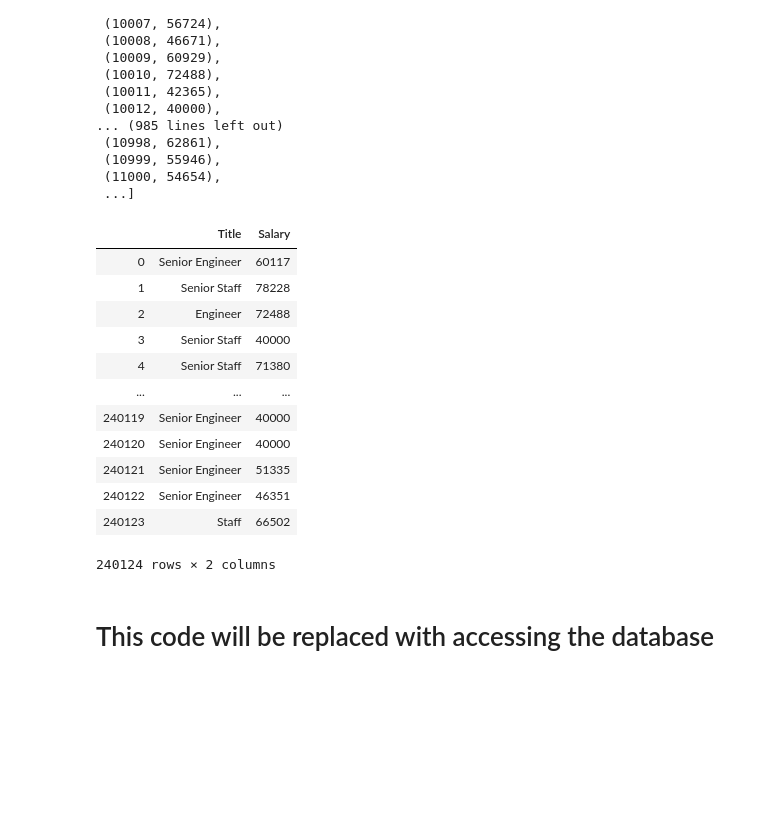
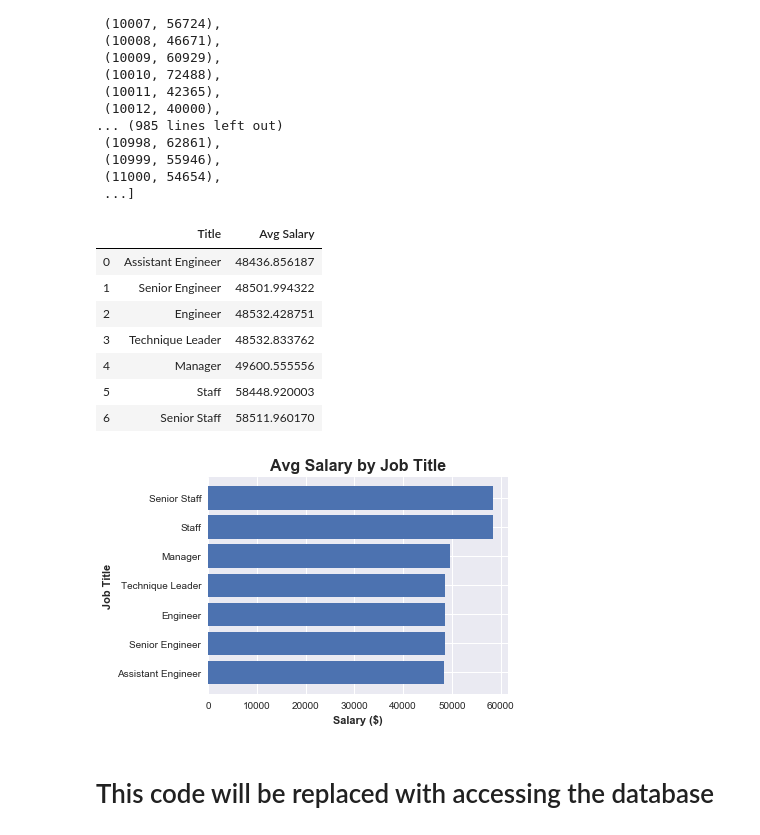
Before and after one commit to KatRootes/sql-challenge, a Jupyter notebook: EmployeeSQL/Bonus.ipynb, the cells around one changed output. Saved outputs shown, nothing was run; the diff lists cells and outputs as text; code cells hidden in the pictures; blank space fills up the shorter version.

Commit message:
Graph done.  Now for validation and cleanup.

```diff
--- a/EmployeeSQL/Bonus.ipynb
+++ b/EmployeeSQL/Bonus.ipynb
@@ -444,23 +444,32 @@ salary_res
  (11000, 54654),
  ...]
 # %%
-sql_statement = 'SELECT t.title AS "Title", s.salary AS "Salary" FROM "Titles" AS t, "Salaries" AS s WHERE t.emp_no = s.emp_no AND EXTRACT(year FROM t.to_date)=9999'
+sql_statement = 'SELECT t.title AS "Title", AVG(s.salary) AS "Avg Salary" FROM "Titles" AS t, "Salaries" AS s WHERE t.emp_no = s.emp_no AND EXTRACT(year FROM t.to_date)=9999 GROUP BY t.title ORDER BY "Avg Salary"'
+
 query_result = pd.read_sql_query(sql_statement, connection)
 query_result
 # %% [output]
-|  | Title | Salary |
-| 0 | Senior Engineer | 60117 |
-| 1 | Senior Staff | 78228 |
-| 2 | Engineer | 72488 |
-| 3 | Senior Staff | 40000 |
-| 4 | Senior Staff | 71380 |
-| ... | ... | ... |
-| 240119 | Senior Engineer | 40000 |
-| 240120 | Senior Engineer | 40000 |
-| 240121 | Senior Engineer | 51335 |
-| 240122 | Senior Engineer | 46351 |
-| 240123 | Staff | 66502 |
+|  | Title | Avg Salary |
+| 0 | Assistant Engineer | 48436.856187 |
+| 1 | Senior Engineer | 48501.994322 |
+| 2 | Engineer | 48532.428751 |
+| 3 | Technique Leader | 48532.833762 |
+| 4 | Manager | 49600.555556 |
+| 5 | Staff | 58448.920003 |
+| 6 | Senior Staff | 58511.960170 |
-240124 rows × 2 columns
+# %%
+# Create a horizontal bar chart and plot the title on the y-axis and the salary on the x-axis
+fig, ax = plt.subplots()
+ax.barh(query_result.index, query_result['Avg Salary'])
+ax.set_xlabel("Salary ($)", weight='bold')
+ax.set_ylabel("Job Title", weight='bold')
+ax.set_yticks(query_result.index)
+ax.set_yticklabels(query_result['Title'])
+ax.set_title("Avg Salary by Job Title", weight='bold', size=16)
+fig.tight_layout()
+plt.show()
+# %% [output]
+[figure, added]
 # %% [markdown]
 # This code will be replaced with accessing the database
 # %%
```
